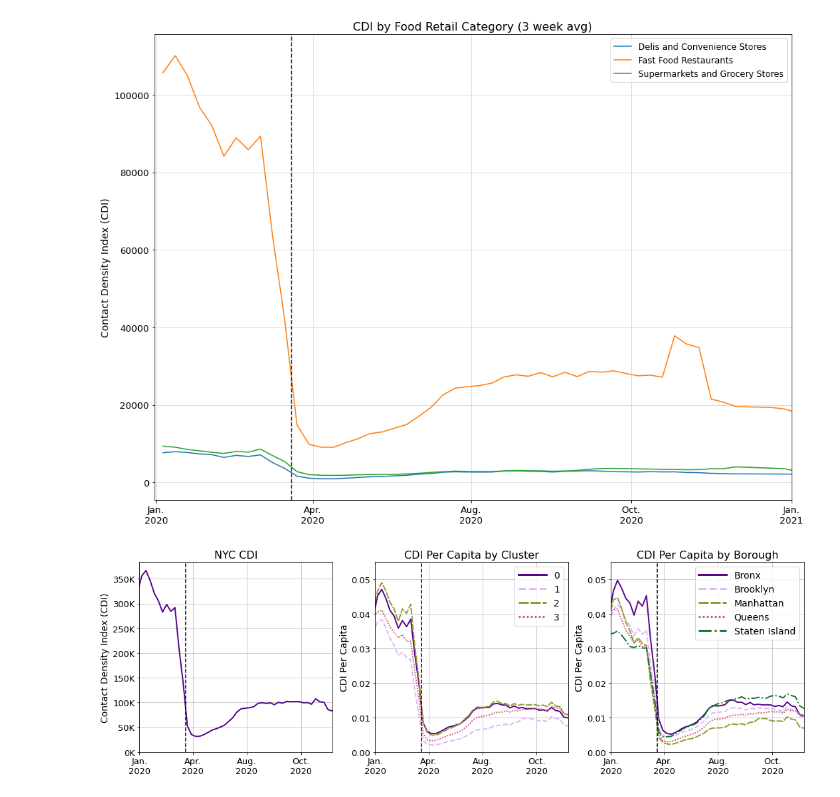
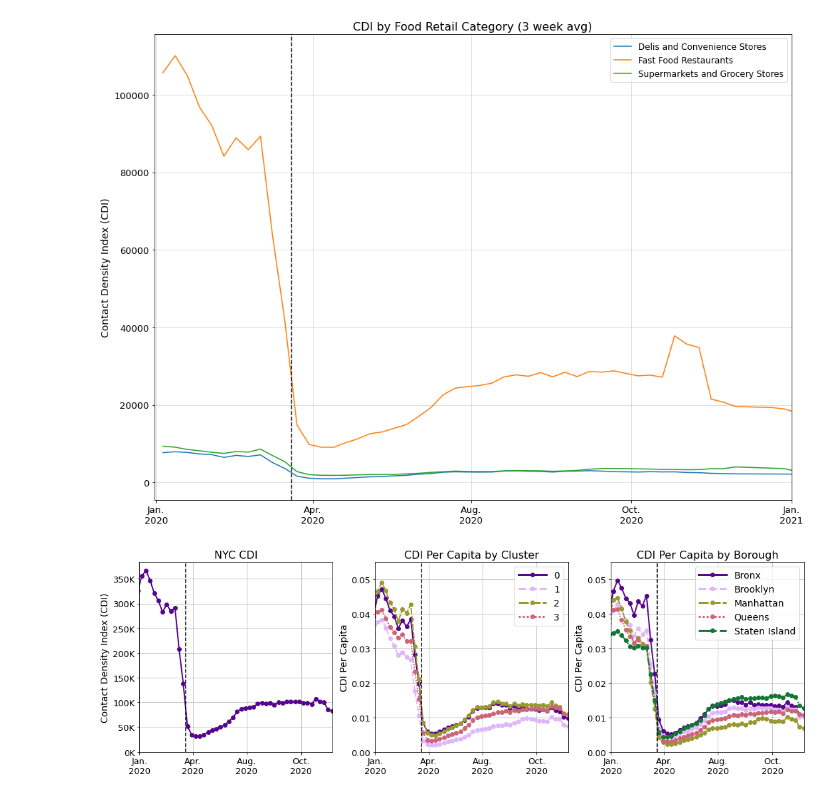
Before and after one commit to cpcarey/nyu-cusp-food-access, a Jupyter notebook: notebooks/cc0102_plot_cdi.ipynb, the cells around one changed output. Cells and saved outputs as stored; diff of their text form; code cells hidden in the pictures.

```diff
--- a/notebooks/cc0102_plot_cdi.ipynb
+++ b/notebooks/cc0102_plot_cdi.ipynb
@@ -725,22 +725,38 @@ HC_LABELS = [
 ]
 
 # PLOT TOTAL
-cdi_2020_total_df = cdi_total_df[cdi_total_df['date_range_start'] >= datetime.datetime(2019, 12, 30, tzinfo=pytz.timezone('US/Eastern'))]
-ax[0].plot(cdi_2020_total_df['date_range_start'], cdi_2020_total_df['cdi'], color=COLORS[0], linewidth=2)
+cdi_2020_total_df = cdi_total_df[
+    cdi_total_df['date_range_start'] >= datetime.datetime(
+        2019, 12, 30, tzinfo=pytz.timezone('US/Eastern'))]
+ax[0].plot(cdi_2020_total_df['date_range_start'],
+           cdi_2020_total_df['cdi'],
+           color=COLORS[0],
+           linewidth=2,
+           marker='o',
+        markersize=2,
+          )
 ax[0].set_title('NYC CDI', fontsize=FONT_SIZE_TITLE)
 ax[0].set_ylabel('Contact Density Index (CDI)', fontsize=FONT_SIZE_AXIS)
 
 # PLOT CLUSTER
-cdi_2020_cluster_df = cdi_cluster_df[cdi_cluster_df['date_range_start'] >= datetime.datetime(2019, 12, 30, tzinfo=pytz.timezone('US/Eastern'))]
+cdi_2020_cluster_df = cdi_cluster_df[
+    cdi_cluster_df['date_range_start'] >= datetime.datetime(
+        2019, 12, 30, tzinfo=pytz.timezone('US/Eastern'))]
 k = 0
 for key, group in cdi_2020_cluster_df.groupby(by=['cluster']):
-    ax[1].plot(group['date_range_start'], group['cdi_per_capita'], label=key, color=LINE_COLORS[k], linestyle=LINE_STYLES[k], linewidth=2)
+    ax[1].plot(group['date_range_start'],
+               group['cdi_per_capita'],
+               label=key,
+               color=LINE_COLORS[k],
+               linestyle=LINE_STYLES[k],
+               linewidth=2,
+           marker='o',
+        markersize=2,
+              )
     k += 1
 ax[1].set_title('CDI Per Capita by Cluster', fontsize=FONT_SIZE_TITLE)
 ax[1].set_ylabel('CDI Per Capita', fontsize=FONT_SIZE_AXIS)
-legend = ax[1].legend(
-                    fontsize=FONT_SIZE_LEGEND,
-                    handlelength=3)
+legend = ax[1].legend(fontsize=FONT_SIZE_LEGEND, handlelength=3)
 for handle in legend.legendHandles:
     handle.set_linewidth(3)
 
@@ -752,51 +768,58 @@ BOROUGHS = [
     'Queens',
     'Staten Island',
 ]
-cdi_2020_borough_df = cdi_borough_df[cdi_borough_df['date_range_start'] >= datetime.datetime(2019, 12, 30, tzinfo=pytz.timezone('US/Eastern'))]
+cdi_2020_borough_df = cdi_borough_df[
+    cdi_borough_df['date_range_start'] >= datetime.datetime(
+        2019, 12, 30, tzinfo=pytz.timezone('US/Eastern'))]
 k = 0
 for key, group in cdi_2020_borough_df.groupby(by=['borough']):
-    ax[2].plot(group['date_range_start'], group['cdi_per_capita'], label=BOROUGHS[k], color=LINE_COLORS[k], linestyle=LINE_STYLES[k], linewidth=2)
+    ax[2].plot(group['date_range_start'],
+               group['cdi_per_capita'],
+               label=BOROUGHS[k],
+               color=LINE_COLORS[k],
+               linestyle=LINE_STYLES[k],
+               linewidth=2,
+           marker='o',
+        markersize=2,
+              )
     k += 1
 ax[2].set_title('CDI Per Capita by Borough', fontsize=FONT_SIZE_TITLE)
 ax[2].set_ylabel('CDI Per Capita', fontsize=FONT_SIZE_AXIS)
-legend = ax[2].legend(
-                    fontsize=FONT_SIZE_LEGEND,
-                    handlelength=3)
+legend = ax[2].legend(fontsize=FONT_SIZE_LEGEND, handlelength=3)
 for handle in legend.legendHandles:
     handle.set_linewidth(3)
 
 k_formatter = FuncFormatter(thousands)
 
 ax[0].yaxis.set_major_formatter(k_formatter)
 
 for i in range(3):
     ax[i].set_ylim(ymin=0)
     ax[i].tick_params(axis='x', labelsize=FONT_SIZE_TICKS)
     ax[i].tick_params(axis='y', labelsize=FONT_SIZE_TICKS)
     ax[i].axvline(datetime.datetime(2020, 3, 20), linestyle='--', color='#000')
     ax[i].grid(color='#bdbdbd')
 
-    ax[i].set_xlim([
-        datetime.datetime(2020, 1, 2, 0, 0, tzinfo=tzinfo),
-        DATE_END_PLOT])
+    ax[i].set_xlim(
+        [datetime.datetime(2020, 1, 2, 0, 0, tzinfo=tzinfo), DATE_END_PLOT])
     ax[i].xaxis.set_ticks([
         datetime.datetime(2020, 1, 2, 0, 0, tzinfo=tzinfo),
         datetime.datetime(2020, 4, 1, 0, 0, tzinfo=tzinfo),
         datetime.datetime(2020, 7, 1, 0, 0, tzinfo=tzinfo),
         datetime.datetime(2020, 10, 1, 0, 0, tzinfo=tzinfo),
     ])
     ax[i].tick_params(axis='y', labelsize=FONT_SIZE_TICKS)
     ax[i].xaxis.set_ticklabels([
         'Jan.\n2020',
         'Apr.\n2020',
         'Aug.\n2020',
         'Oct.\n2020',
     ],
-                             fontsize=FONT_SIZE_TICKS)
+                               fontsize=FONT_SIZE_TICKS)
 
 ax[1].set_ylim([0, 0.055])
 ax[2].set_ylim([0, 0.055])
 plt.tight_layout()
 plt.show()
 # %% [output]
-[figure, old version]
+[figure, new version]
```
Also changed, not shown: 1 other file.
